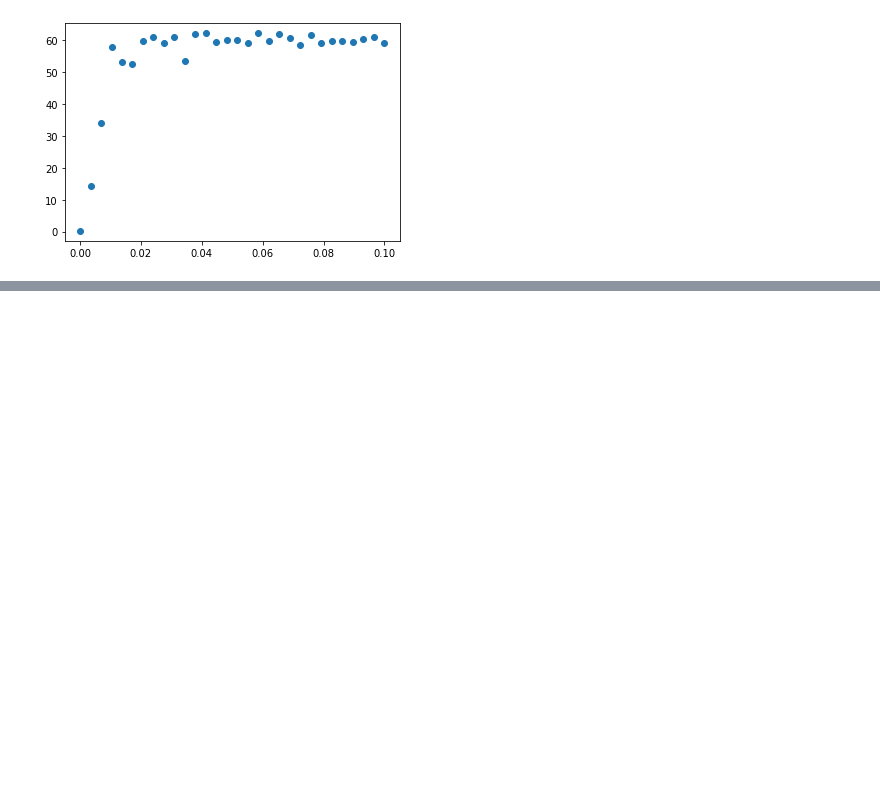
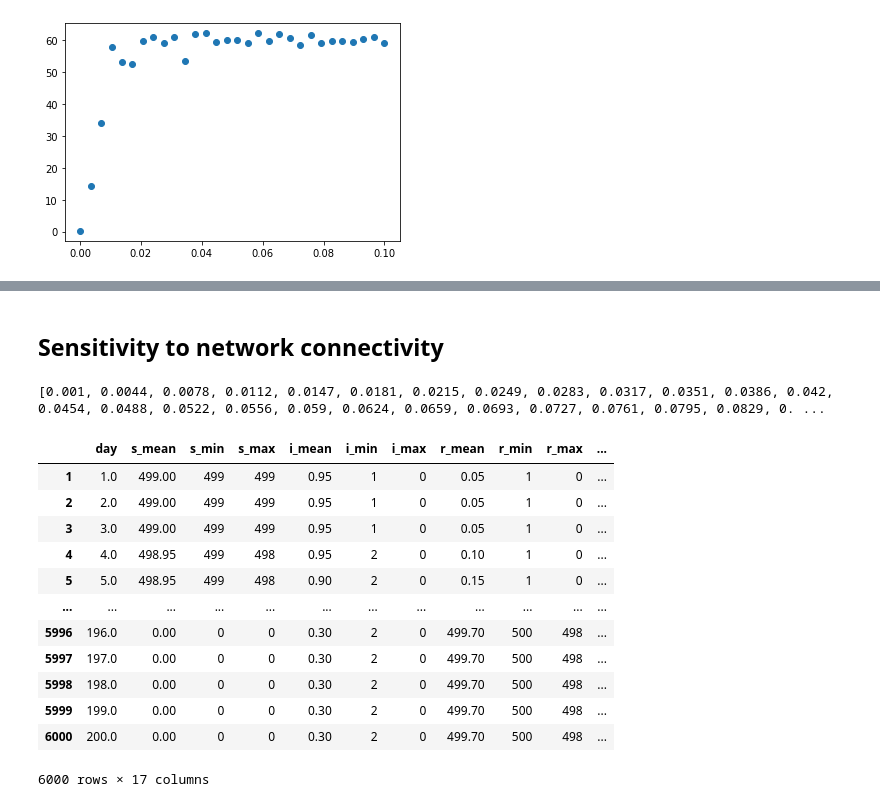
Before and after one commit to JimmyCalvoMonge/AdaptiveNetworks, a Jupyter notebook: network_experiments.ipynb, the cells around one changed output, grey strips where cells are left out. Cells and saved outputs as stored; diff of their text form; code cells hidden in the pictures; blank space fills up the shorter version.

```diff
--- a/network_experiments.ipynb
+++ b/network_experiments.ipynb
@@ -605 +579,28 @@ plt.plot(epidist_data['pi'].unique().tolist(), diffs)
 [figure]
+# %% [markdown]
+## Sensitivity to network connectivity
+# %%
+bepidist_data_c = pd.read_csv('./Data/bepidist_ntwk_conn_erdos_renyi.csv')
+bepidist_data_c = bepidist_data_c.drop(columns=['Unnamed: 0']).iloc[1: , :]
+bepidist_data_c.columns = ['day', 's_mean', 's_min', 's_max', 'i_mean', 'i_min', 'i_max',
+                         'r_mean', 'r_min', 'r_max', 'edgecount_mean', 'edgecount_min', 'edgecount_max',
+'suscedgecount_mean', 'suscedgecount_min', 'suscedgecount_max', 'ped']
+bepidist_data_c = bepidist_data_c.apply(pd.to_numeric)
+conns = bepidist_data_c['ped'].unique().tolist()
+print(conns)
+bepidist_data_c
+# %% [output]
+[0.001, 0.0044, 0.0078, 0.0112, 0.0147, 0.0181, 0.0215, 0.0249, 0.0283, 0.0317, 0.0351, 0.0386, 0.042, 0.0454, 0.0488, 0.0522, 0.0556, 0.059, 0.0624, 0.0659, 0.0693, 0.0727, 0.0761, 0.0795, 0.0829, 0. ...
+|  | day | s_mean | s_min | s_max | i_mean | i_min | i_max | r_mean | r_min | r_max | ... |
+| 1 | 1.0 | 499.00 | 499 | 499 | 0.95 | 1 | 0 | 0.05 | 1 | 0 | ... |
+| 2 | 2.0 | 499.00 | 499 | 499 | 0.95 | 1 | 0 | 0.05 | 1 | 0 | ... |
+| 3 | 3.0 | 499.00 | 499 | 499 | 0.95 | 1 | 0 | 0.05 | 1 | 0 | ... |
+| 4 | 4.0 | 498.95 | 499 | 498 | 0.95 | 2 | 0 | 0.10 | 1 | 0 | ... |
+| 5 | 5.0 | 498.95 | 499 | 498 | 0.90 | 2 | 0 | 0.15 | 1 | 0 | ... |
+| ... | ... | ... | ... | ... | ... | ... | ... | ... | ... | ... | ... |
+| 5996 | 196.0 | 0.00 | 0 | 0 | 0.30 | 2 | 0 | 499.70 | 500 | 498 | ... |
+| 5997 | 197.0 | 0.00 | 0 | 0 | 0.30 | 2 | 0 | 499.70 | 500 | 498 | ... |
+| 5998 | 198.0 | 0.00 | 0 | 0 | 0.30 | 2 | 0 | 499.70 | 500 | 498 | ... |
+| 5999 | 199.0 | 0.00 | 0 | 0 | 0.30 | 2 | 0 | 499.70 | 500 | 498 | ... |
+| 6000 | 200.0 | 0.00 | 0 | 0 | 0.30 | 2 | 0 | 499.70 | 500 | 498 | ... |
+6000 rows × 17 columns
```
Also changed, not shown: parts of 22 cells of this notebook, 4 other files.
